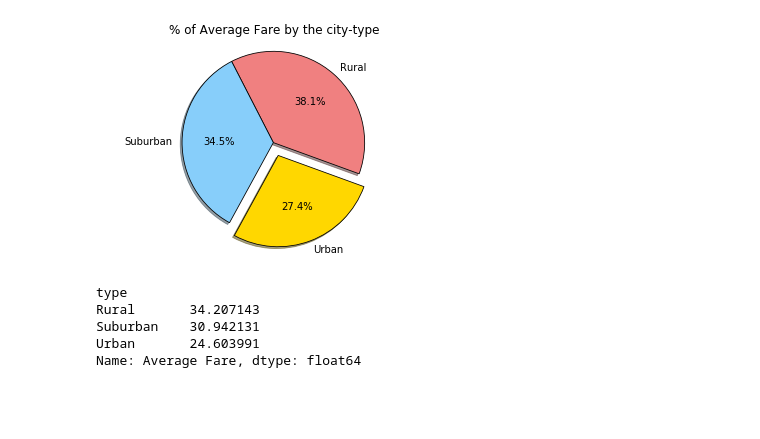
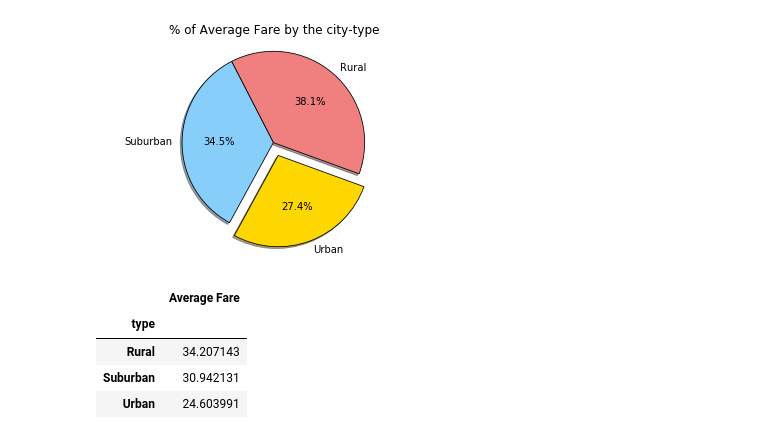
Before and after one commit to gayatripingale/Homework, a Jupyter notebook: Matplotlib/Pyber_RideSharing_Matplotlib.ipynb, the cells around one changed output. Cells and saved outputs as stored; diff of their text form; code cells hidden in the pictures; blank space fills up the shorter version.

Commit message:
Adding df for avg_fare and type to Final Code

```diff
--- a/Matplotlib/Pyber_RideSharing_Matplotlib.ipynb
+++ b/Matplotlib/Pyber_RideSharing_Matplotlib.ipynb
@@ -238,12 +238,12 @@ plt.savefig
 plt.show()
 # %% [output]
 [figure]
-# %%
-#Average fare by city type
-avg_fare_df.head()
-# %% [output]
-type
-Rural       34.207143
-Suburban    30.942131
-Urban       24.603991
-Name: Average Fare, dtype: float64
+# %%
+avg_fare_df= pd.DataFrame(avg_fare_df)
+avg_fare_df
+# %% [output]
+|  | Average Fare |
+| type |  |
+| Rural | 34.207143 |
+| Suburban | 30.942131 |
+| Urban | 24.603991 |
```
